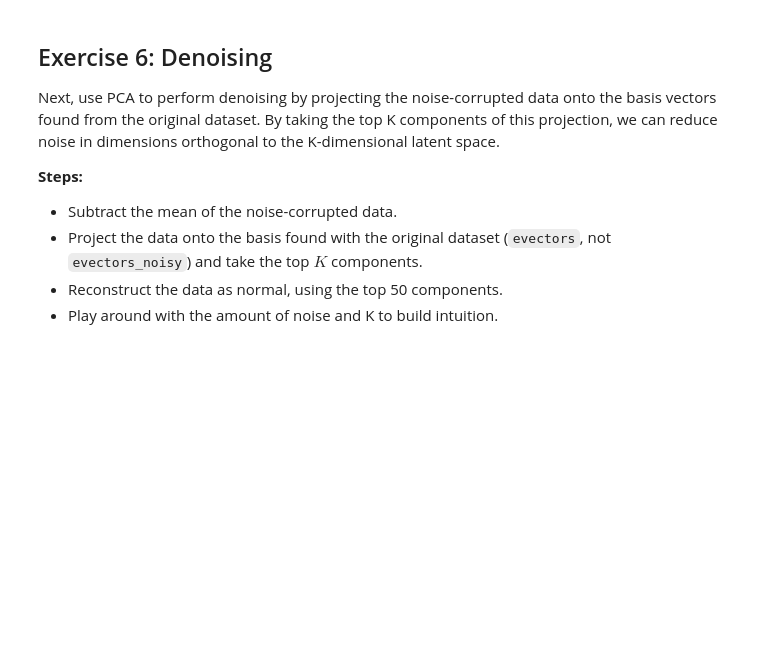
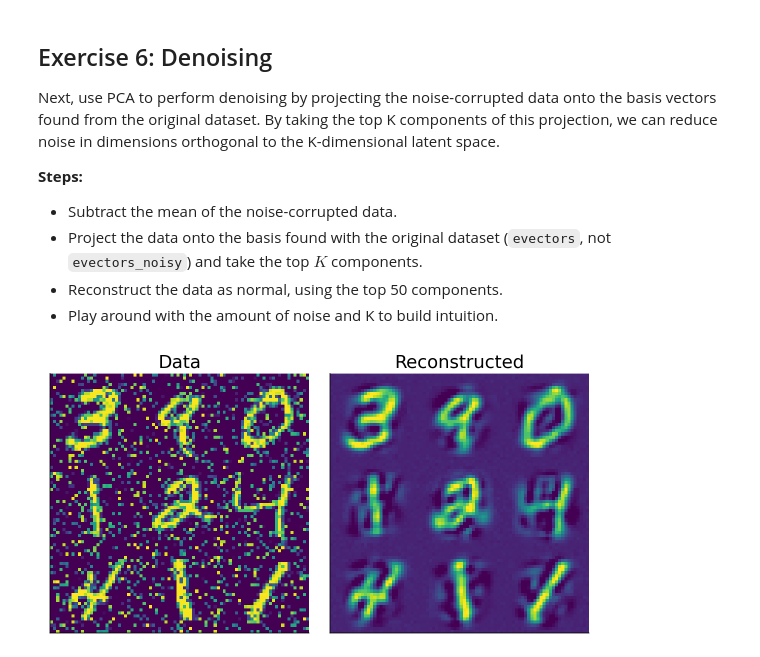
Before and after one commit to tejasr42/nma, a Jupyter notebook: W1D5_Tutorial3.ipynb, the cells around one changed output. Saved outputs shown, nothing was run; the diff lists cells and outputs as text; code cells hidden in the pictures; blank space fills up the shorter version.

```diff
--- a/W1D5_Tutorial3.ipynb
+++ b/W1D5_Tutorial3.ipynb
@@ -675,16 +680,18 @@ Next, use PCA to perform denoising by projecting the noise-corrupted data onto t
 # %%
 ###################################################################
 # Insert your code here to:
 # Subtract the mean of the noise-corrupted data
 # Project onto the original basis vectors evectors
 # Reconstruct the data using the top 50 components
 # Plot the result
 ###################################################################
-
-X_noisy_mean = ...
-projX_noisy = ...
-X_reconstructed = ...
-# plot_MNIST_reconstruction(X_noisy, X_reconstructed)
+K=50
+X_noisy_mean = X_noisy.mean(axis=0)
+#projX_noisy =
+X_reconstructed = reconstruct_data(score_noisy,evectors_noisy,X_noisy_mean,K)
+plot_MNIST_reconstruction(X_noisy, X_reconstructed)
+# %% [output]
+[figure, added]
 # %% [markdown]
 [*Click for solution*](https://github.com/NeuromatchAcademy/course-content/tree/master//tutorials/W1D5_DimensionalityReduction/solutions/W1D5_Tutorial3_Solution_e3ee8262.py)
 
```
Also changed, not shown: parts of 4 cells of this notebook.
